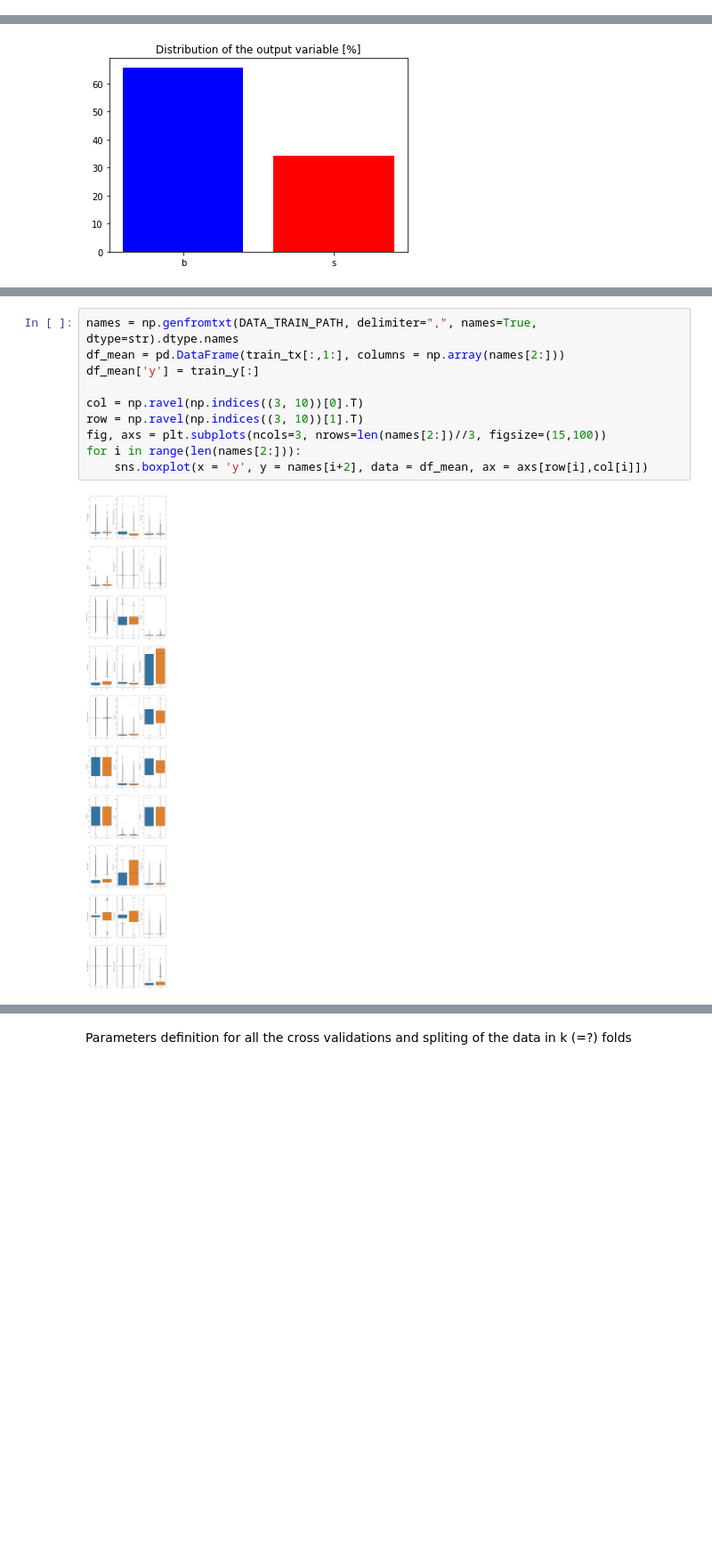
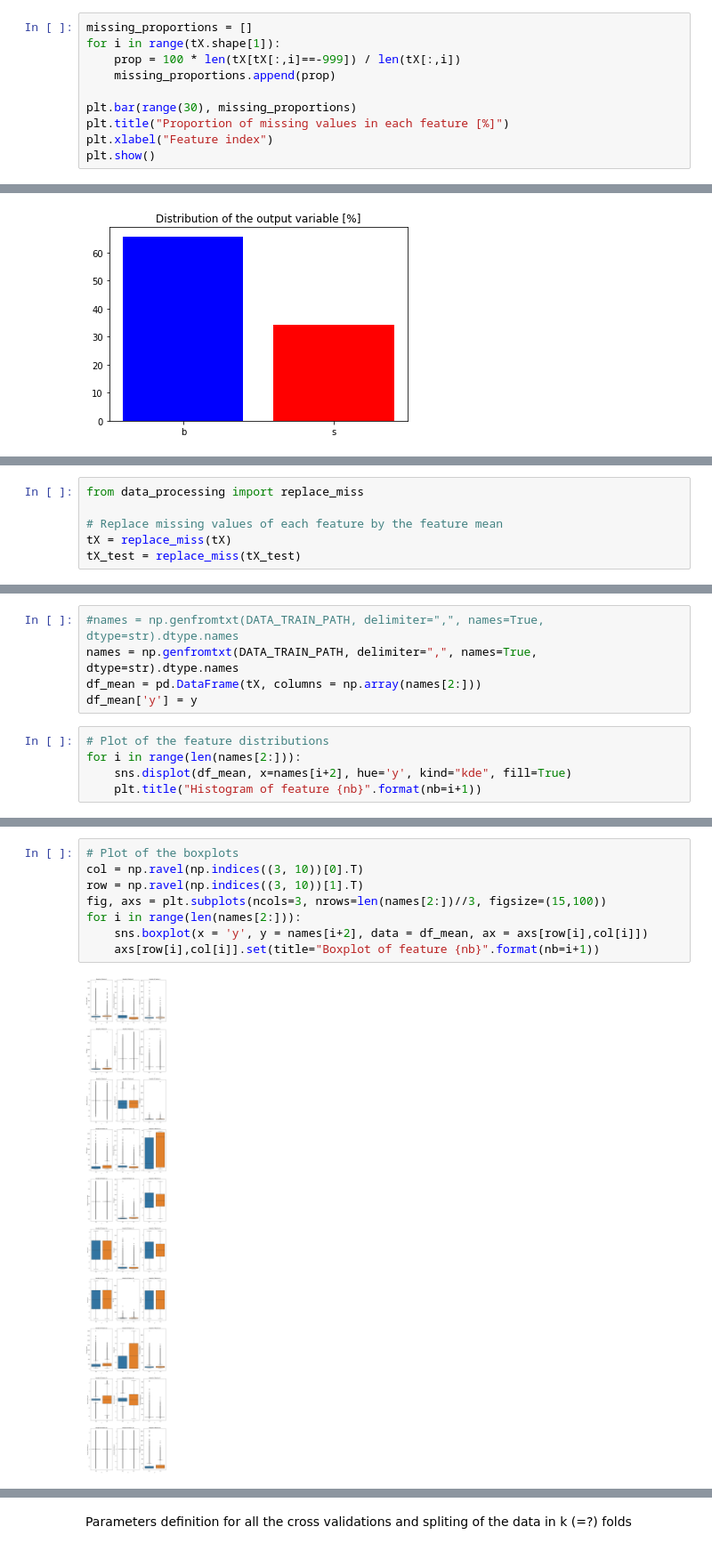
Before and after one commit to CS-433/ml-project-1-jdl, a Jupyter notebook: code/project1.ipynb, the cells around one changed output, grey strips where cells are left out. Shown at 89% size. Saved outputs shown, nothing was run; the diff lists cells and outputs as text; blank space fills up the shorter version.

```diff
--- a/code/project1.ipynb
+++ b/code/project1.ipynb
@@ -35,0 +37,10 @@ There are 3588434 missing values for a total number of 17047140 values in the te
+# %%
+missing_proportions = []
+for i in range(tX.shape[1]):
+    prop = 100 * len(tX[tX[:,i]==-999]) / len(tX[:,i])
+    missing_proportions.append(prop)
+
+plt.bar(range(30), missing_proportions)
+plt.title("Proportion of missing values in each feature [%]")
+plt.xlabel("Feature index")
+plt.show()
@@ -45,0 +61,6 @@ plt.show()
+# %%
+from data_processing import replace_miss
+
+# Replace missing values of each feature by the feature mean
+tX = replace_miss(tX)
+tX_test = replace_miss(tX_test)
@@ -47,2 +73,12 @@ plt.show()
 import pandas as pd
 import seaborn as sns
+# %%
+#names = np.genfromtxt(DATA_TRAIN_PATH, delimiter=",", names=True, dtype=str).dtype.names
+names = np.genfromtxt(DATA_TRAIN_PATH, delimiter=",", names=True, dtype=str).dtype.names
+df_mean = pd.DataFrame(tX, columns = np.array(names[2:]))
+df_mean['y'] = y
+# %%
+# Plot of the feature distributions
+for i in range(len(names[2:])):
+    sns.displot(df_mean, x=names[i+2], hue='y', kind="kde", fill=True)
+    plt.title("Histogram of feature {nb}".format(nb=i+1))
@@ -49,12 +99,10 @@ import seaborn as sns
 # %%
-names = np.genfromtxt(DATA_TRAIN_PATH, delimiter=",", names=True, dtype=str).dtype.names
-df_mean = pd.DataFrame(train_tx[:,1:], columns = np.array(names[2:]))
-df_mean['y'] = train_y[:]
-
+# Plot of the boxplots
 col = np.ravel(np.indices((3, 10))[0].T)
 row = np.ravel(np.indices((3, 10))[1].T)
 fig, axs = plt.subplots(ncols=3, nrows=len(names[2:])//3, figsize=(15,100))
 for i in range(len(names[2:])):
     sns.boxplot(x = 'y', y = names[i+2], data = df_mean, ax = axs[row[i],col[i]])
+    axs[row[i],col[i]].set(title="Boxplot of feature {nb}".format(nb=i+1))
 # %% [output]
-[figure, old version]
+[figure, new version]
```
Also changed, not shown: parts of 36 cells of this notebook.
